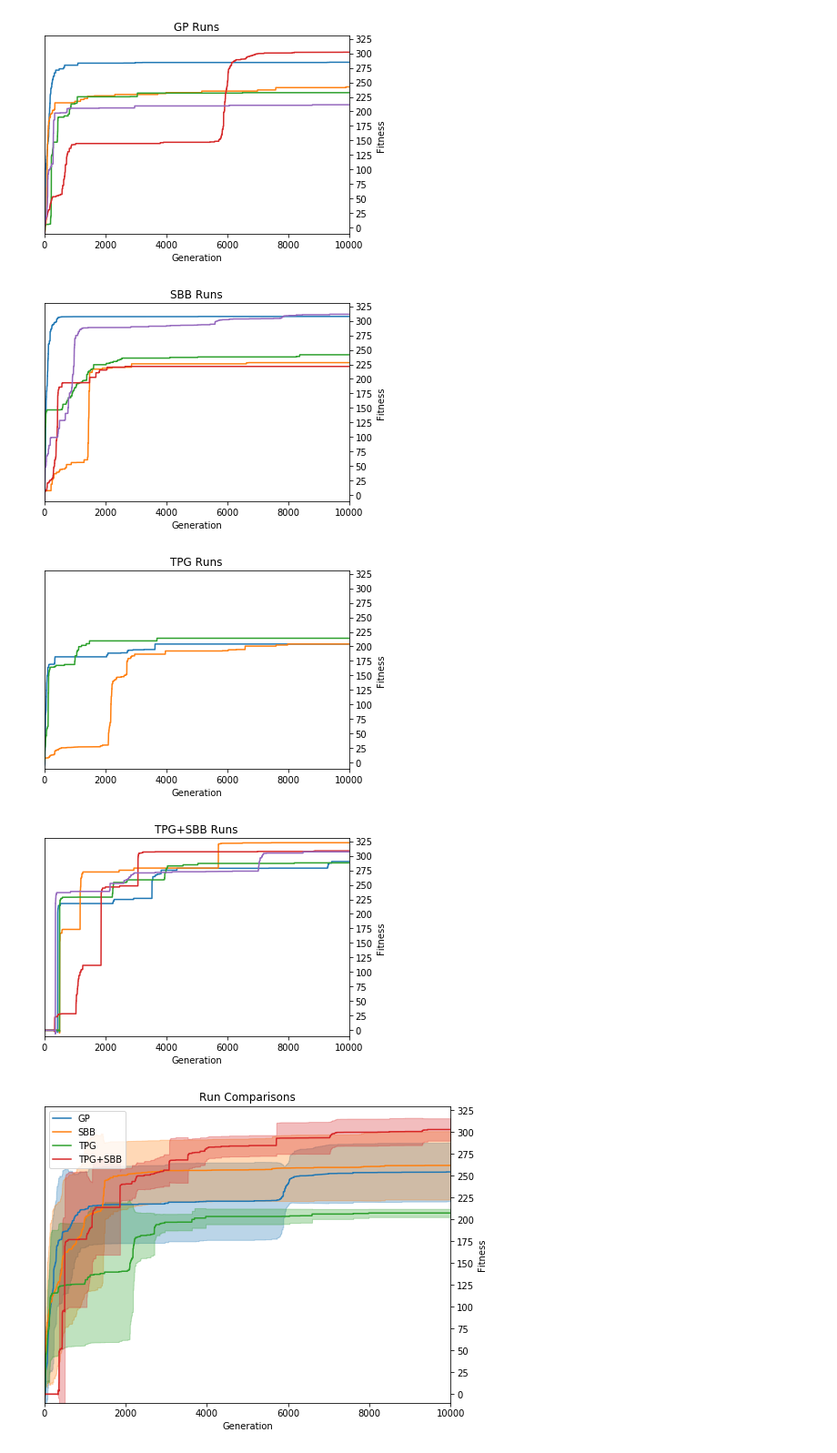
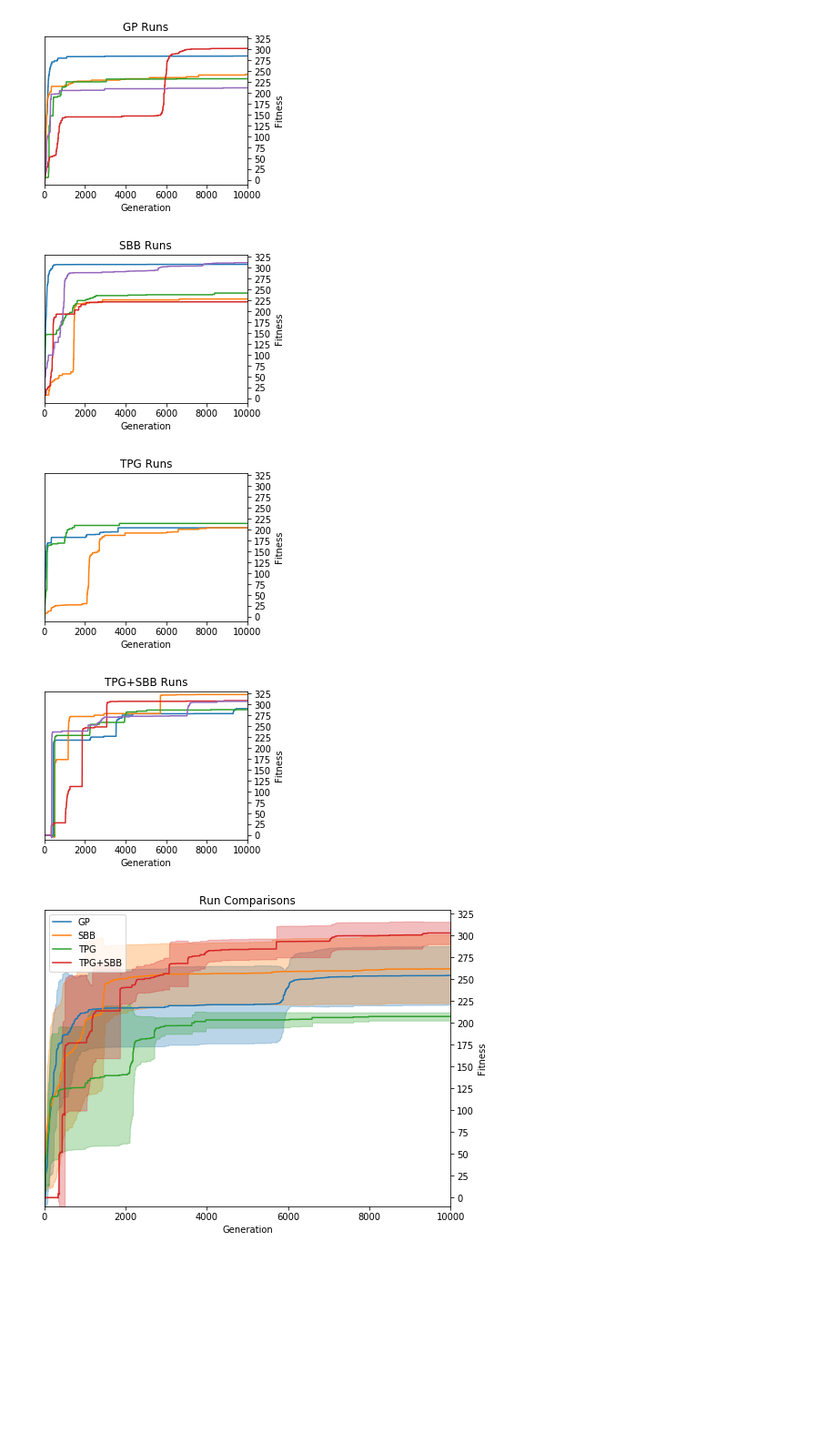
Before and after one commit to Ryan-Amaral/gp-bipedal-walker-analysis, a Jupyter notebook: basic_analysis.ipynb, the cells around one changed output. Shown at 91% size. Cells and saved outputs as stored; diff of their text form; code cells hidden in the pictures; blank space fills up the shorter version.

Commit message:
update plots

```diff
--- a/basic_analysis.ipynb
+++ b/basic_analysis.ipynb
@@ -46,29 +46,29 @@ dfs_tpgsbb = [df_tpgsbb_1, df_tpgsbb_2, df_tpgsbb_3, df_tpgsbb_4, df_tpgsbb_5]
 # %%
 # GP runs
 
-f = plt.figure()
+f = plt.figure(figsize=(4,3))
 ax = f.add_subplot(111)
 ax.yaxis.tick_right()
 ax.yaxis.set_label_position("right")
 
 for i in range(len(dfs_gp)):
     plt.plot(dfs_gp[i]["fitness_max"].tolist()[:10000], label="Run " + str(i+1))
 
 plt.title("GP Runs")
 plt.xlabel("Generation")
 plt.xlim(0,10000)
 plt.ylabel("Fitness")
 plt.ylim(-10,330)
 plt.yticks(np.arange(0, 331, 25))
 
-plt.savefig("images/evo-gp-runs.pdf")
+plt.savefig("images/evo-gp-runs.pdf", bbox_inches = 'tight')
 plt.show()
 # %% [output]
-[figure, old version]
+[figure, new version]
 # %%
 # SBB runs
 
-f = plt.figure()
+f = plt.figure(figsize=(4,3))
 ax = f.add_subplot(111)
 ax.yaxis.tick_right()
 ax.yaxis.set_label_position("right")
@@ -84,14 +84,14 @@ plt.ylabel("Fitness")
 plt.ylim(-10,330)
 plt.yticks(np.arange(0, 331, 25))
 
-plt.savefig("images/evo-sbb-runs.pdf")
+plt.savefig("images/evo-sbb-runs.pdf", bbox_inches = 'tight')
 plt.show()
 # %% [output]
-[figure, old version]
+[figure, new version]
 # %%
 # TPG runs
 
-f = plt.figure()
+f = plt.figure(figsize=(4,3))
 ax = f.add_subplot(111)
 ax.yaxis.tick_right()
 ax.yaxis.set_label_position("right")
@@ -107,14 +107,14 @@ plt.ylabel("Fitness")
 plt.ylim(-10,330)
 plt.yticks(np.arange(0, 331, 25))
 
-plt.savefig("images/evo-tpg-runs.pdf")
+plt.savefig("images/evo-tpg-runs.pdf", bbox_inches = 'tight')
 plt.show()
 # %% [output]
-[figure, old version]
+[figure, new version]
 # %%
 # TPGSBB runs
 
-f = plt.figure()
+f = plt.figure(figsize=(4,3))
 ax = f.add_subplot(111)
 ax.yaxis.tick_right()
 ax.yaxis.set_label_position("right")
@@ -130,9 +130,9 @@ plt.ylabel("Fitness")
 plt.ylim(-10,330)
 plt.yticks(np.arange(0, 331, 25))
 
-plt.savefig("images/evo-tpgsbb-runs.pdf")
+plt.savefig("images/evo-tpgsbb-runs.pdf", bbox_inches = 'tight')
 plt.show()
 # %% [output]
-[figure, old version]
+[figure, new version]
 # %%
 # comparison over average of runs with standard deviations
```
Also changed, not shown: parts of 5 cells of this notebook, 14 other files.
